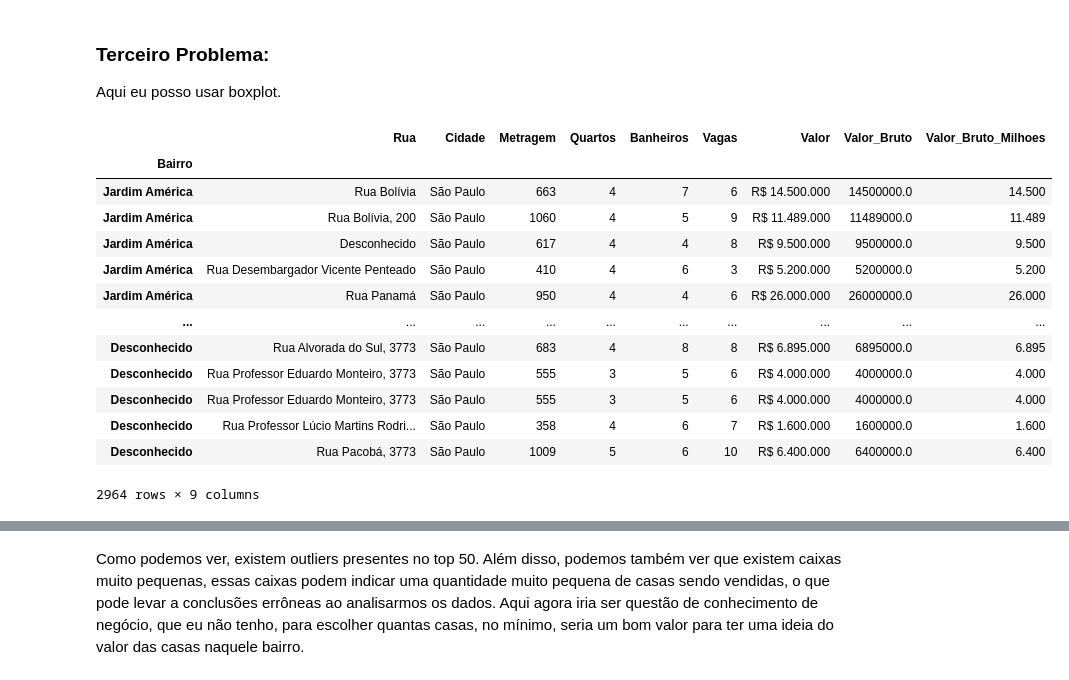
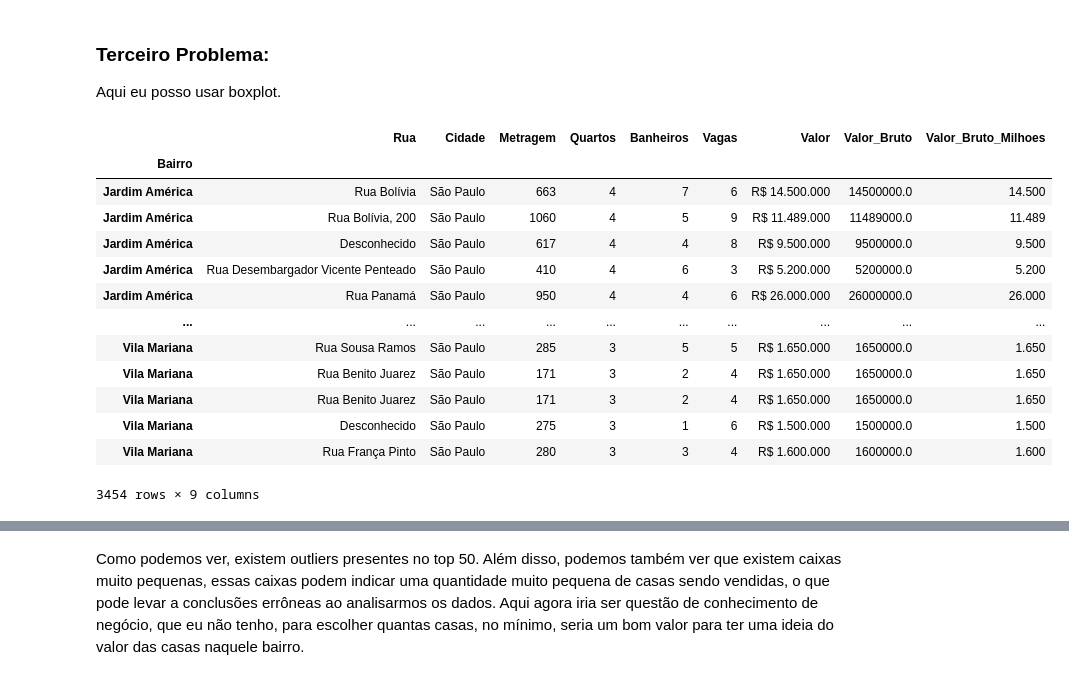
Before and after one commit to GabrielJDN/Imer_Dados_Alura, a Jupyter notebook: Aula_Dois.ipynb, the cells around one changed output, grey strips where cells are left out. Drawn from its saved outputs; the diff is of its cells as text; code cells hidden in the pictures.

```diff
--- a/Aula_Dois.ipynb
+++ b/Aula_Dois.ipynb
@@ -166,12 +166,7 @@ DF_copia2 = DF_copia.copy()
 #Aqui eu estou copiando a copia pois nela já fiz um tratamento dos preços das casas e dos bairros que não
 #apresentam alguma entrada.
 
-#Agrupo o dataframe por bairro e depois somo as entradas de cada bairro
-DF_copia2 = DF_copia2.groupby(["Bairro"]).sum()
-
-#Obtenho o preço médio por metro quadrado dividindo o Valor_Bruto pela metragem
+#Arrumo o valor por metro quadrado:
 DF_copia2["Valor_M2"] = DF_copia2["Valor_Bruto"]/DF_copia2["Metragem"]
-
-#Faço um sorting nos valores para ver o que tenho pelo top10.
-DF_copia2.sort_values(by="Valor_M2", ascending=False).head(10)
+DF_copia2["Valor_M2"].mean()
 # %% [output]
@@ -192,4 +188,13 @@ DF_copia2.sort_values(by="Valor_M2", ascending=False).head(10)
 # %%
+#Crio um terceiro plot, agora irei fazer uma divisão de m² por bairro de SP.
+DF_copia3 = DF_copia2.copy()
+
+#Como o DF_copia2 já contém o valor por metro quadrado, pegarei a média por bairro!
+DF_copia3 = DF_copia3.groupby(["Bairro"]).mean()
+
+#Faço um sorting nos valores para ver o que tenho pelo top10.
+#DF_copia3.sort_values(by="Valor_M2", ascending=False).head(10)
+
 #Gero uma lista com bairros que apresentam apenas uma única casa a venda.
 listaBairrosRuins = []
 for i in DF_copia.groupby(["Bairro"]).count()["Metragem"].index:
@@ -197,5 +202,5 @@ for i in DF_copia.groupby(["Bairro"]).count()["Metragem"].index:
     if val<=3:
         listaBairrosRuins.append(i)
 
-DF_copia2.drop(listaBairrosRuins, axis=0, inplace=True)
-DF_copia2
+DF_copia3.drop(listaBairrosRuins, axis=0, inplace=True)
+DF_copia3.sort_values(by="Valor_M2", ascending = False, inplace=True)
@@ -251,30 +220,30 @@ plt.show()
 <p>Aqui eu posso usar boxplot.</p>
 # %%
 #Faço uma terceira cópia do dataset para não afetar o "original";
-DF_copia3=DF_copia.copy()
+DF_copia4=DF_copia.copy()
 
 #Faço uma lista com os 5 bairros com os m² mais caros de SP;
-indiceBairros = DF_copia2.head(50).index
+indiceBairros = DF_copia3.head(50).index
 
 #Mudo o índice do dataset para que ele seja o bairro;
-DF_copia3.set_index("Bairro", inplace=True)
+DF_copia4.set_index("Bairro", inplace=True)
 
 #Utilizo da lista para localizar os 50 bairros mais caros no dataframe!
-DF_copia3.loc[indiceBairros]
+DF_copia4.loc[indiceBairros]
 # %% [output]
 |  | Rua | Cidade | Metragem | Quartos | Banheiros | Vagas | Valor | Valor_Bruto | Valor_Bruto_Milhoes |
 | Bairro |  |  |  |  |  |  |  |  |  |
 | Jardim América | Rua Bolívia | São Paulo | 663 | 4 | 7 | 6 | R$ 14.500.000 | 14500000.0 | 14.500 |
 | Jardim América | Rua Bolívia, 200 | São Paulo | 1060 | 4 | 5 | 9 | R$ 11.489.000 | 11489000.0 | 11.489 |
 | Jardim América | Desconhecido | São Paulo | 617 | 4 | 4 | 8 | R$ 9.500.000 | 9500000.0 | 9.500 |
 | Jardim América | Rua Desembargador Vicente Penteado | São Paulo | 410 | 4 | 6 | 3 | R$ 5.200.000 | 5200000.0 | 5.200 |
 | Jardim América | Rua Panamá | São Paulo | 950 | 4 | 4 | 6 | R$ 26.000.000 | 26000000.0 | 26.000 |
 | ... | ... | ... | ... | ... | ... | ... | ... | ... | ... |
-| Desconhecido | Rua Alvorada do Sul, 3773 | São Paulo | 683 | 4 | 8 | 8 | R$ 6.895.000 | 6895000.0 | 6.895 |
-| Desconhecido | Rua Professor Eduardo Monteiro, 3773 | São Paulo | 555 | 3 | 5 | 6 | R$ 4.000.000 | 4000000.0 | 4.000 |
-| Desconhecido | Rua Professor Eduardo Monteiro, 3773 | São Paulo | 555 | 3 | 5 | 6 | R$ 4.000.000 | 4000000.0 | 4.000 |
-| Desconhecido | Rua Professor Lúcio Martins Rodri... | São Paulo | 358 | 4 | 6 | 7 | R$ 1.600.000 | 1600000.0 | 1.600 |
-| Desconhecido | Rua Pacobá, 3773 | São Paulo | 1009 | 5 | 6 | 10 | R$ 6.400.000 | 6400000.0 | 6.400 |
+| Vila Mariana | Rua Sousa Ramos | São Paulo | 285 | 3 | 5 | 5 | R$ 1.650.000 | 1650000.0 | 1.650 |
+| Vila Mariana | Rua Benito Juarez | São Paulo | 171 | 3 | 2 | 4 | R$ 1.650.000 | 1650000.0 | 1.650 |
+| Vila Mariana | Rua Benito Juarez | São Paulo | 171 | 3 | 2 | 4 | R$ 1.650.000 | 1650000.0 | 1.650 |
+| Vila Mariana | Desconhecido | São Paulo | 275 | 3 | 1 | 6 | R$ 1.500.000 | 1500000.0 | 1.500 |
+| Vila Mariana | Rua França Pinto | São Paulo | 280 | 3 | 3 | 4 | R$ 1.600.000 | 1600000.0 | 1.600 |
-2964 rows × 9 columns
+3454 rows × 9 columns
 # %%
 #Com a lista localizada, me resta apenas fazer o boxplot!
```
Also changed, not shown: parts of 9 cells of this notebook.
